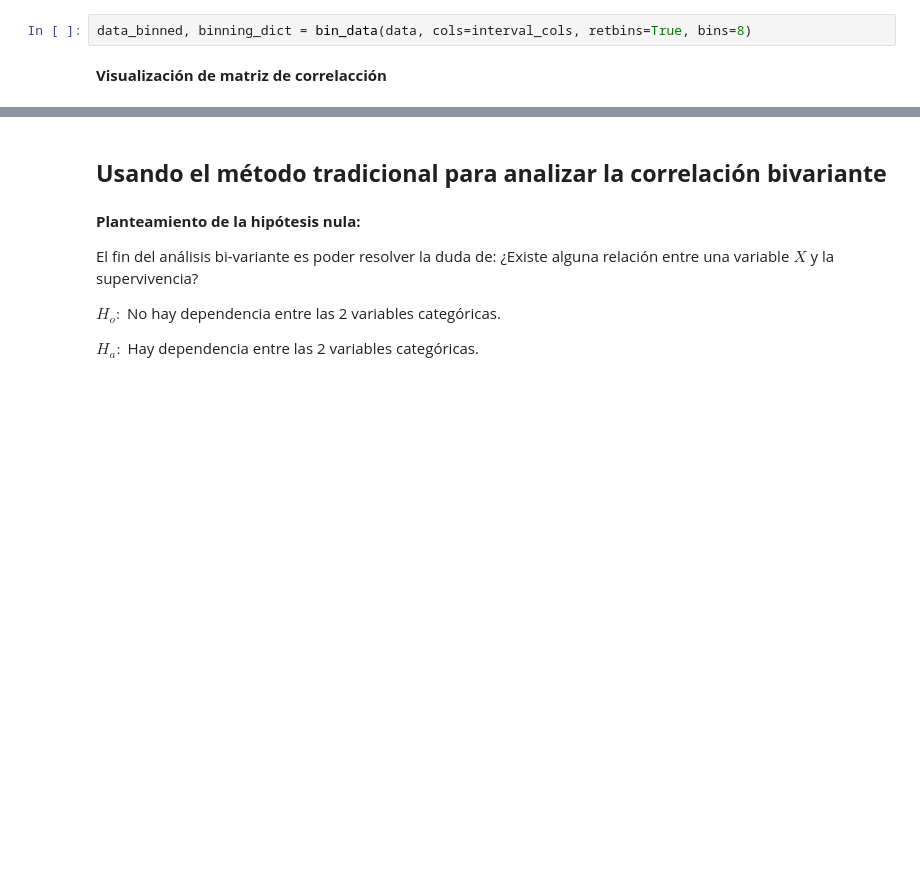
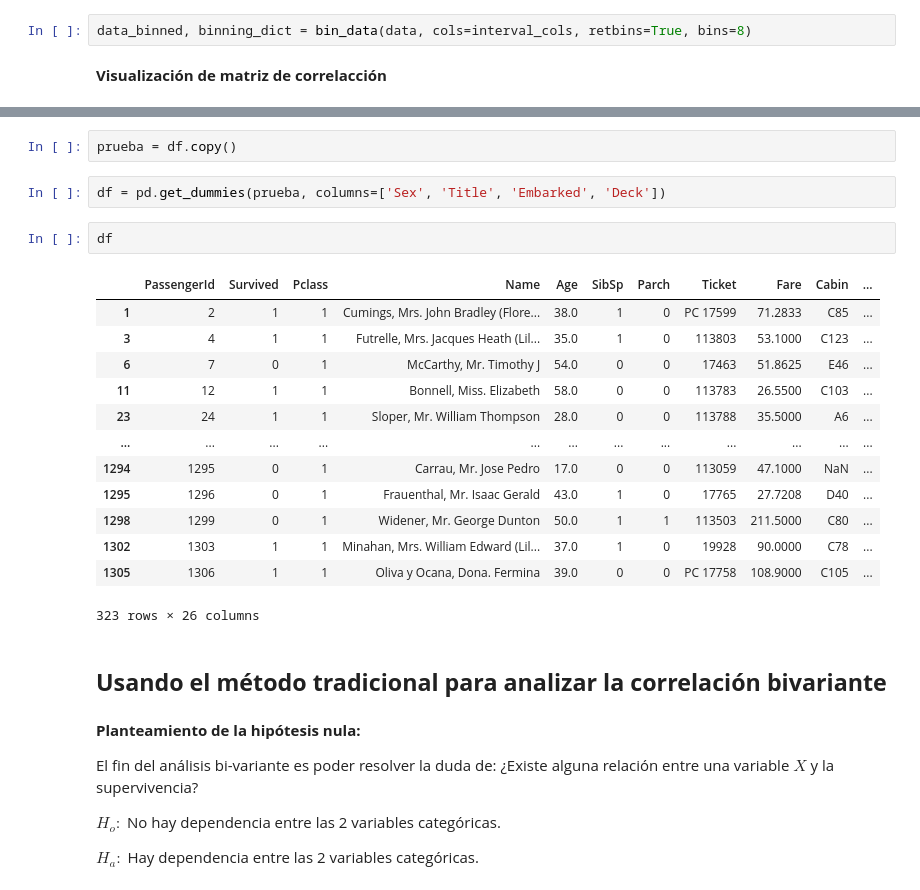
Before and after one commit to juancn95/saturdaysAI_titanic_challenge, a Jupyter notebook: SaturdaysAI_titanic_challenge.ipynb, the cells around one changed output, grey strips where cells are left out. Cells and saved outputs as stored; diff of their text form; blank space fills up the shorter version.

```diff
--- a/SaturdaysAI_titanic_challenge.ipynb
+++ b/SaturdaysAI_titanic_challenge.ipynb
@@ -884,3 +761,23 @@ plt.tight_layout()
+# %%
+prueba = df.copy()
+# %%
+df = pd.get_dummies(prueba, columns=['Sex', 'Title', 'Embarked', 'Deck'])
+# %%
+df
+# %% [output]
+|  | PassengerId | Survived | Pclass | Name | Age | SibSp | Parch | Ticket | Fare | Cabin | ... |
+| 1 | 2 | 1 | 1 | Cumings, Mrs. John Bradley (Flore... | 38.0 | 1 | 0 | PC 17599 | 71.2833 | C85 | ... |
+| 3 | 4 | 1 | 1 | Futrelle, Mrs. Jacques Heath (Lil... | 35.0 | 1 | 0 | 113803 | 53.1000 | C123 | ... |
+| 6 | 7 | 0 | 1 | McCarthy, Mr. Timothy J | 54.0 | 0 | 0 | 17463 | 51.8625 | E46 | ... |
+| 11 | 12 | 1 | 1 | Bonnell, Miss. Elizabeth | 58.0 | 0 | 0 | 113783 | 26.5500 | C103 | ... |
+| 23 | 24 | 1 | 1 | Sloper, Mr. William Thompson | 28.0 | 0 | 0 | 113788 | 35.5000 | A6 | ... |
+| ... | ... | ... | ... | ... | ... | ... | ... | ... | ... | ... | ... |
+| 1294 | 1295 | 0 | 1 | Carrau, Mr. Jose Pedro | 17.0 | 0 | 0 | 113059 | 47.1000 | NaN | ... |
+| 1295 | 1296 | 0 | 1 | Frauenthal, Mr. Isaac Gerald | 43.0 | 1 | 0 | 17765 | 27.7208 | D40 | ... |
+| 1298 | 1299 | 0 | 1 | Widener, Mr. George Dunton | 50.0 | 1 | 1 | 113503 | 211.5000 | C80 | ... |
+| 1302 | 1303 | 1 | 1 | Minahan, Mrs. William Edward (Lil... | 37.0 | 1 | 0 | 19928 | 90.0000 | C78 | ... |
+| 1305 | 1306 | 1 | 1 | Oliva y Ocana, Dona. Fermina | 39.0 | 0 | 0 | PC 17758 | 108.9000 | C105 | ... |
+323 rows × 26 columns
 # %% [markdown]
 ## **Usando el método tradicional para analizar la correlación bivariante**
 # %% [markdown]
```
Also changed, not shown: parts of 124 cells of this notebook.
